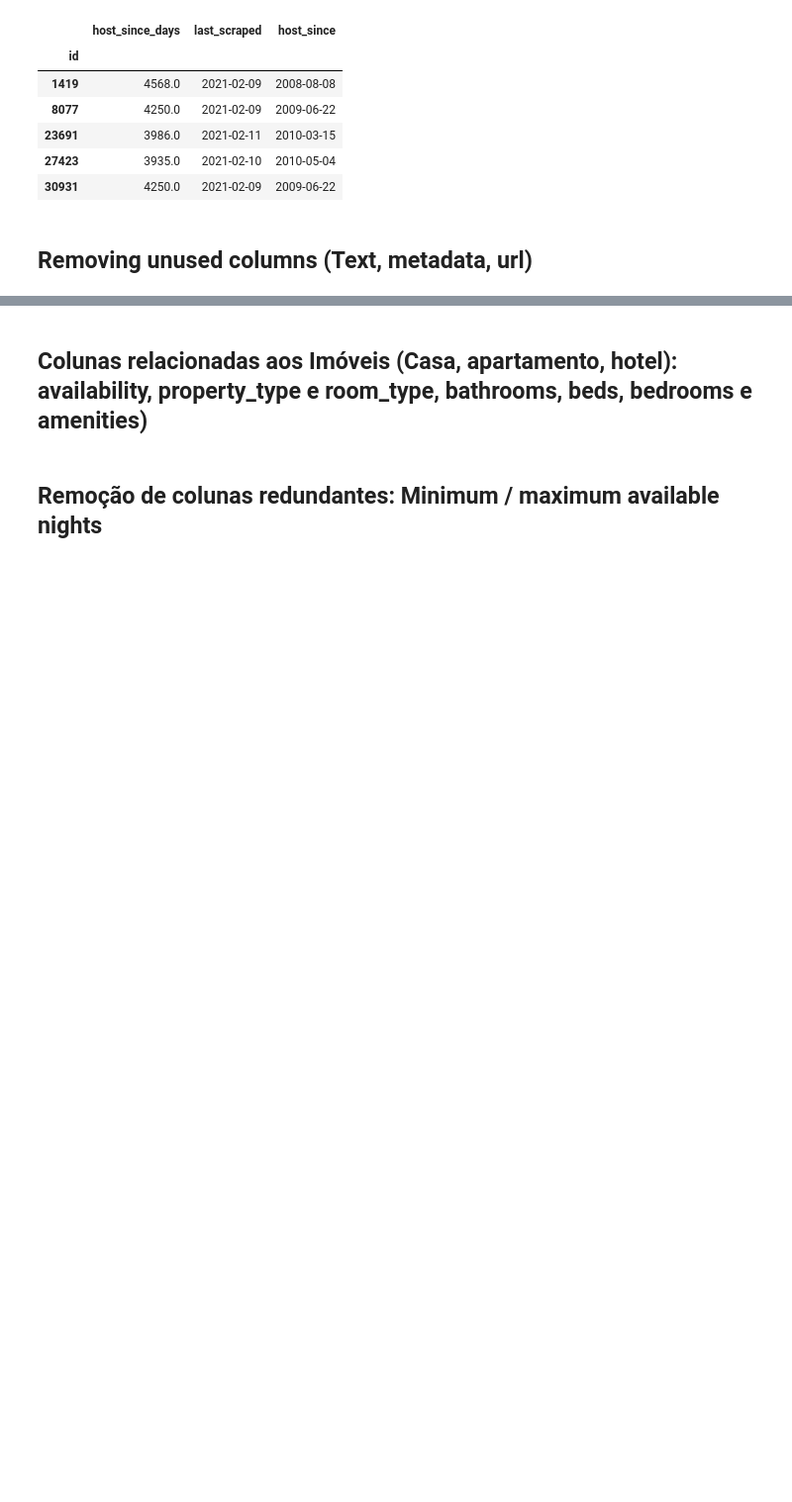
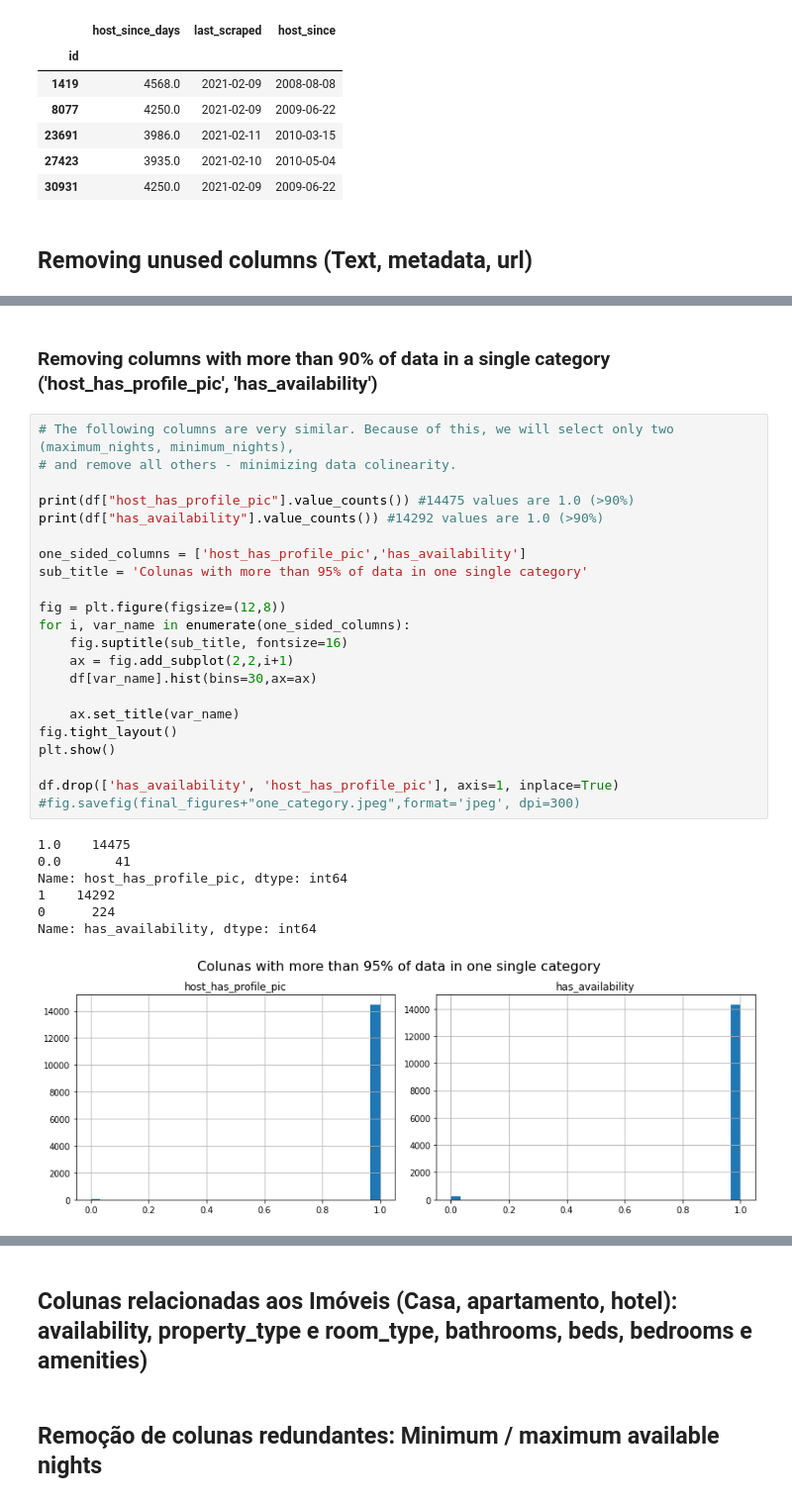
Before and after one commit to josmarcristello/Airbnb-Toronto-Analysis, a Jupyter notebook: 1-source/analysis.ipynb, the cells around one changed output, grey strips where cells are left out. Shown at 99% size. Cells and saved outputs as stored; diff of their text form; blank space fills up the shorter version.

```diff
--- a/1-source/analysis.ipynb
+++ b/1-source/analysis.ipynb
@@ -388,0 +263,32 @@ Dropping a total of 4 columns.
+# %% [markdown]
+### Removing columns with more than 90% of data in a single category ('host_has_profile_pic', 'has_availability')
+# %%
+# The following columns are very similar. Because of this, we will select only two (maximum_nights, minimum_nights),
+# and remove all others - minimizing data colinearity.
+
+print(df["host_has_profile_pic"].value_counts()) #14475 values are 1.0 (>90%)
+print(df["has_availability"].value_counts()) #14292 values are 1.0 (>90%)
+
+one_sided_columns = ['host_has_profile_pic','has_availability']
+sub_title = 'Colunas with more than 95% of data in one single category'
+
+fig = plt.figure(figsize=(12,8))
+for i, var_name in enumerate(one_sided_columns):
+    fig.suptitle(sub_title, fontsize=16)
+    ax = fig.add_subplot(2,2,i+1)
+    df[var_name].hist(bins=30,ax=ax)
+
+    ax.set_title(var_name)
+fig.tight_layout()
+plt.show()
+
+df.drop(['has_availability', 'host_has_profile_pic'], axis=1, inplace=True)
+#fig.savefig(final_figures+"one_category.jpeg",format='jpeg', dpi=300)
+# %% [output]
+1.0    14475
+0.0       41
+Name: host_has_profile_pic, dtype: int64
+1    14292
+0      224
+Name: has_availability, dtype: int64
+[figure, added]
```
Also changed, not shown: parts of 41 cells of this notebook.
